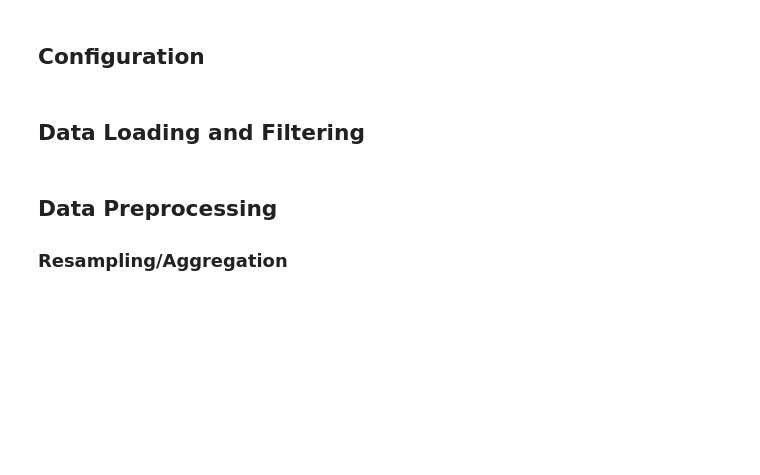
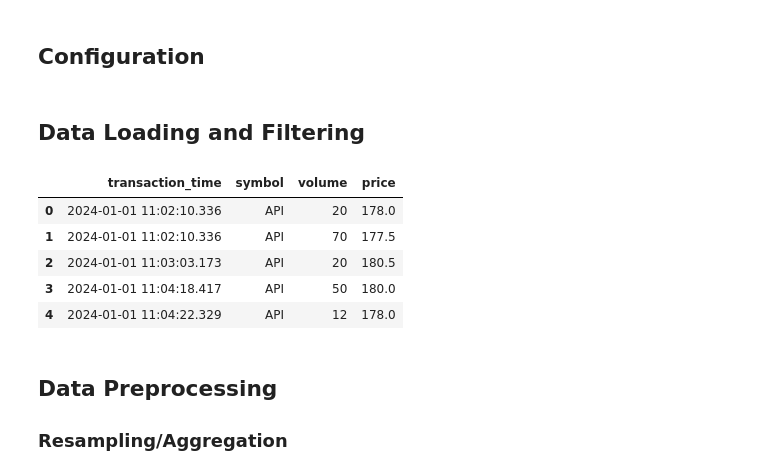
Before and after one commit to rey-tan/Anomaly-Detection, a Jupyter notebook: AnomalyEngine/notebooks/AnomalyDetection.ipynb, the cells around one changed output. Saved outputs shown, nothing was run; the diff lists cells and outputs as text; code cells hidden in the pictures; blank space fills up the shorter version.

```diff
--- a/AnomalyEngine/notebooks/AnomalyDetection.ipynb
+++ b/AnomalyEngine/notebooks/AnomalyDetection.ipynb
@@ -44,38 +47,45 @@ features = ["close", "volume", "returns", "volatility"]
 # %%
 
 all_days = []
-start_date = datetime.strptime("2025-01-01", "%Y-%m-%d")
-end_date = datetime.strptime("2026-05-10", "%Y-%m-%d")
+start_date = datetime.strptime("2024-01-01", "%Y-%m-%d")
+end_date = datetime.strptime("2026-05-15", "%Y-%m-%d")
 
 # start_date = date.today() - relativedelta(years=1)
 # end_date = date.today()
 
 for date_folder in sorted(PROCESSED_DATA.iterdir()):
     if not date_folder.is_dir():
         continue
 
     date = datetime.strptime(date_folder.name, "%Y-%m-%d")
     if start_date <= date <= end_date:
         file_path = date_folder / f"{stock_name}.csv"
 
         if file_path.exists():
             df = pd.read_csv(file_path)
             df["transaction_time"] = pd.to_datetime(df["transaction_time"])
             df = df.set_index("transaction_time")
             df = df.sort_index()
 
             all_days.append(df)
 
     if not all_days:
         # if no data found returns an empty dataframe
         df = pd.DataFrame()
     else:
         # returns a concatenated dataframe and ignore the index of the dataframe and generate a brand new set of indices
         df = pd.concat(all_days).sort_index()
         df = df.reset_index()
 
 all_data = df.copy()
 df.head()
+# %% [output]
+|  | transaction_time | symbol | volume | price |
+| 0 | 2024-01-01 11:02:10.336 | API | 20 | 178.0 |
+| 1 | 2024-01-01 11:02:10.336 | API | 70 | 177.5 |
+| 2 | 2024-01-01 11:03:03.173 | API | 20 | 180.5 |
+| 3 | 2024-01-01 11:04:18.417 | API | 50 | 180.0 |
+| 4 | 2024-01-01 11:04:22.329 | API | 12 | 178.0 |
 # %% [markdown]
 ## Data Preprocessing
 
```
Also changed, not shown: parts of 13 cells of this notebook, 43 other files.
